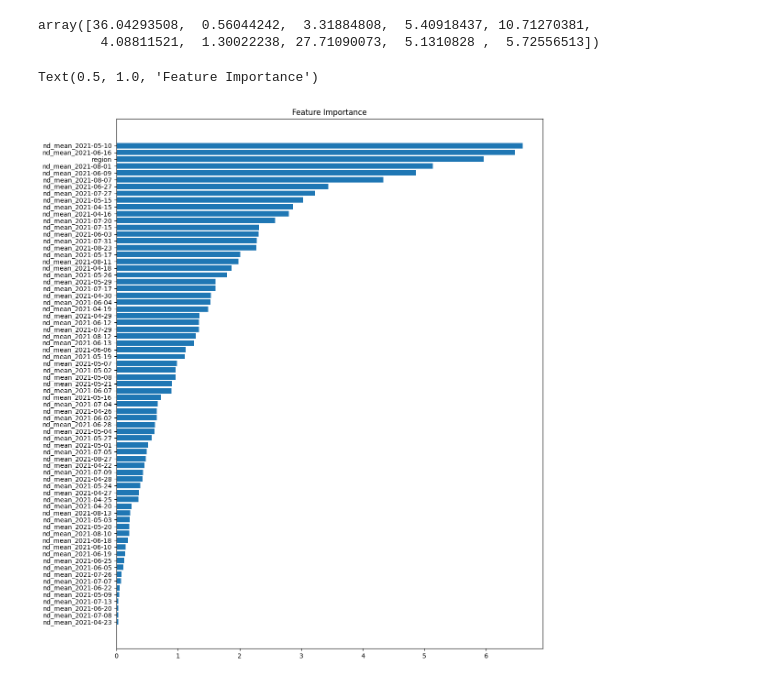
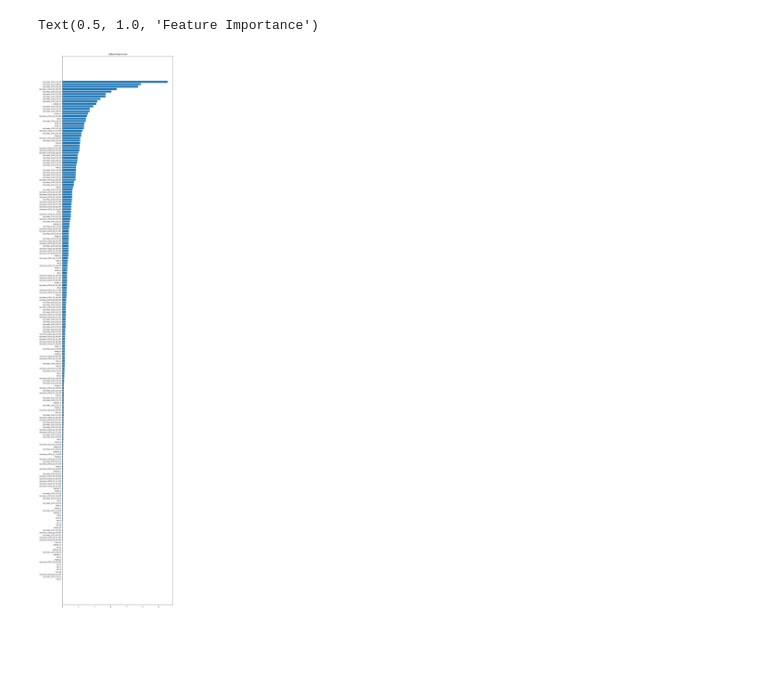
Before and after one commit to eivankin/ndvi, a Jupyter notebook: cb_playground.ipynb, the cells around one changed output. Drawn from its saved outputs; the diff is of its cells as text; code cells hidden in the pictures; blank space fills up the shorter version.

```diff
--- a/cb_playground.ipynb
+++ b/cb_playground.ipynb
@@ -69,5 +157,5 @@ test_df[get_ndvi_columns(test_df)] = test_df[get_ndvi_columns(test_df)].applymap
 # %%
-X = drop_unused_cols(train_df).drop(["crop"], axis=1)
+X = train_df.drop(columns=drop_columns + ["crop"]).rename(columns={c: c.replace('-', '_') for c in train_df.columns})
 y = train_df.crop.ravel()
 # %%
 X_train, X_test, y_train, y_test = train_test_split(X, y, test_size=0.3, random_state=42)
@@ -89,0 +177,13 @@ print(cat_features)
+# %%
+model = CatBoostClassifier(
+    learning_rate=0.03,
+    random_seed=42,
+    loss_function='MultiClass',
+    thread_count=8,
+    verbose=True,
+    eval_metric='Accuracy',
+    iterations=1_500,
+    bagging_temperature=0.2,
+    od_type='Iter',
+    od_wait=250,
+)
@@ -90,19 +302,10 @@ print(cat_features)
 # %%
-model = CatBoostClassifier(
-    learning_rate=0.03,
-    random_seed=42,
-    loss_function='MultiClass',
-    thread_count=2,
-    verbose=True,
-    eval_metric='Accuracy',
-    iterations=2000
-)
-model.fit(
-    X_train, y_train,
-    cat_features=cat_features,
-    eval_set=(X_test, y_test),
-    verbose=True
-)
-print('Model is fitted: ' + str(model.is_fitted()))
-print('Model params:')
-print(model.get_params())
+# model.fit(
+#     X_train, y_train,
+#     cat_features=cat_features,
+#     eval_set=(X_test, y_test),
+#     verbose=True
+# )
+# print('Model is fitted: ' + str(model.is_fitted()))
+# print('Model params:')
+# print(model.get_params())
@@ -127,18 +312,13 @@ Model params:
-# %%
-model.get_feature_importance()
-# %% [output]
-array([36.04293508,  0.56044242,  3.31884808,  5.40918437, 10.71270381,
-        4.08811521,  1.30022238, 27.71090073,  5.1310828 ,  5.72556513])
 # %%
 import matplotlib.pyplot as plt
 import numpy as np
 
 feature_importance = model.get_feature_importance()
 sorted_idx = np.argsort(feature_importance)
-fig = plt.figure(figsize=(12, 15))
+fig = plt.figure(figsize=(12, 60))
 plt.barh(range(len(sorted_idx)), feature_importance[sorted_idx], align='center')
 plt.yticks(range(len(sorted_idx)), np.array(X_test.columns)[sorted_idx])
 plt.title('Feature Importance')
 # %% [output]
 Text(0.5, 1.0, 'Feature Importance')
-[figure, old version]
+[figure, new version]
```
Also changed, not shown: parts of 31 cells of this notebook, 3 other files.
